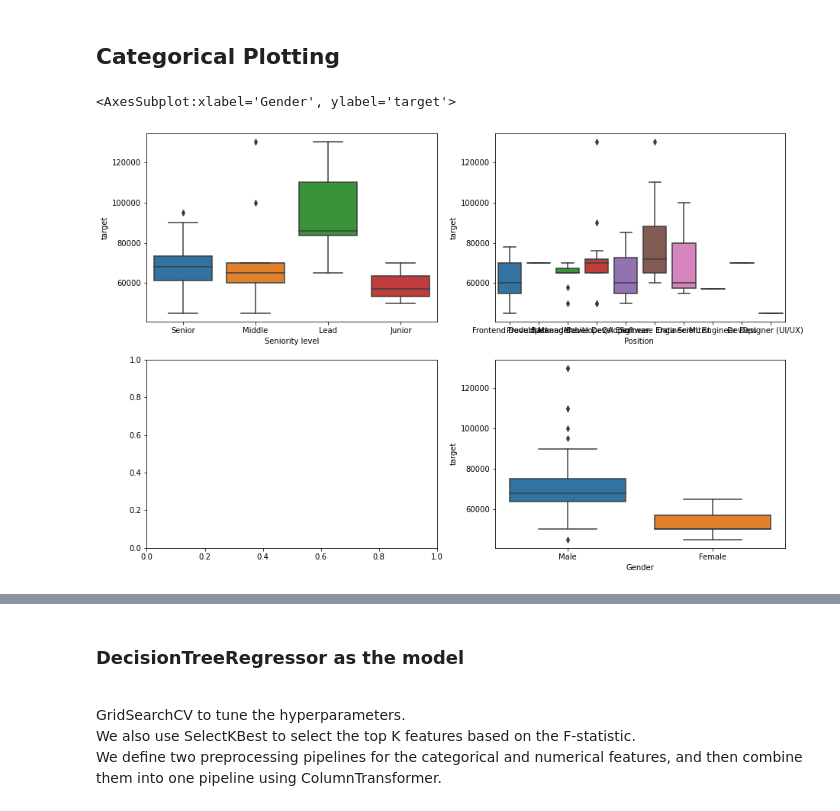
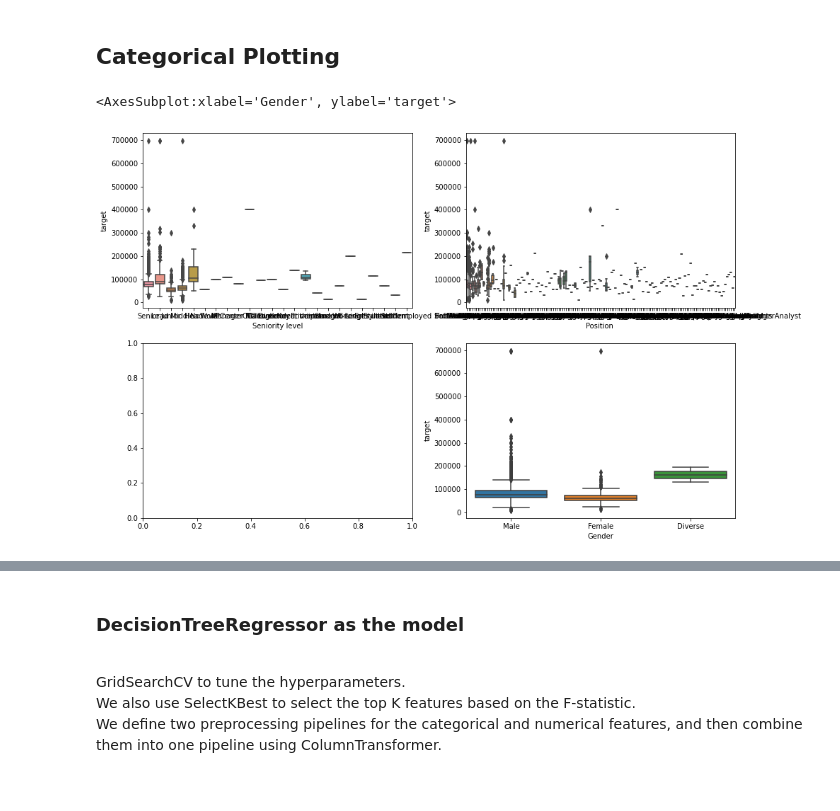
Before and after one commit to SidhST12/ItML_Asn_2_Students, a Jupyter notebook: assignment_2_start.ipynb, the cells around one changed output, grey strips where cells are left out. Saved outputs shown, nothing was run; the diff lists cells and outputs as text; code cells hidden in the pictures.

```diff
--- a/assignment_2_start.ipynb
+++ b/assignment_2_start.ipynb
@@ -203,3 +176,3 @@ See the caveats in the documentation: https://pandas.pydata.org/pandas-docs/stab
 # %%
-df1.drop(df.index[(df["Number of vacation days"] == "unlimited")],axis=0,inplace=True)
+df.drop(["Number of vacation days"],axis=0,inplace=True)
 # %% [output]
@@ -210,4 +180,4 @@ See the caveats in the documentation: https://pandas.pydata.org/pandas-docs/stab
 # %%
 #df.drop('Total years of experience', axis=1, inplace = True)
 # %%
-df1.drop(['Employment status'], axis=1,inplace = True)
+df.drop(['Employment status'], axis=1,inplace = True)
@@ -219,2 +184,2 @@ See the caveats in the documentation: https://pandas.pydata.org/pandas-docs/stab
 # %%
-df1.drop(['Сontract duration'], axis=1, inplace= True)
+df.drop(['Сontract duration'], axis=1, inplace= True)
@@ -228,4 +188,4 @@ See the caveats in the documentation: https://pandas.pydata.org/pandas-docs/stab
 
 ### <br>-'Years of experience in Germany'
 # %%
-df1['Years of experience in Germany'] = df1['Years of experience in Germany'].apply(pd.to_numeric, downcast='float', errors='coerce')
+df['Years of experience in Germany'] = df['Years of experience in Germany'].apply(pd.to_numeric, downcast='float', errors='coerce')
@@ -386,15 +346,15 @@ sns.pairplot(df1)
 # %%
 import seaborn as sns
 import matplotlib.pyplot as plt
 
 
 ### Categorical Plotting
 fig,ax=plt.subplots(nrows=2,ncols=2,figsize=(15,10))
-sns.boxplot(x='Seniority level',y='target',data=df1,ax=ax[0,0])
-sns.boxplot(x='Position ',y='target',data=df1 ,ax=ax[0,1])
-sns.boxplot(x='Gender',y='target',data=df1 ,ax=ax[1,1])
+sns.boxplot(x='Seniority level',y='target',data=df,ax=ax[0,0])
+sns.boxplot(x='Position ',y='target',data=df ,ax=ax[0,1])
+sns.boxplot(x='Gender',y='target',data=df ,ax=ax[1,1])
 # %% [output]
 <AxesSubplot:xlabel='Gender', ylabel='target'>
-[figure, old version]
+[figure, new version]
 # %%
 #Imputing numerical variables, filling the missing values with Median of the data.
```
Also changed, not shown: parts of 33 cells of this notebook.
